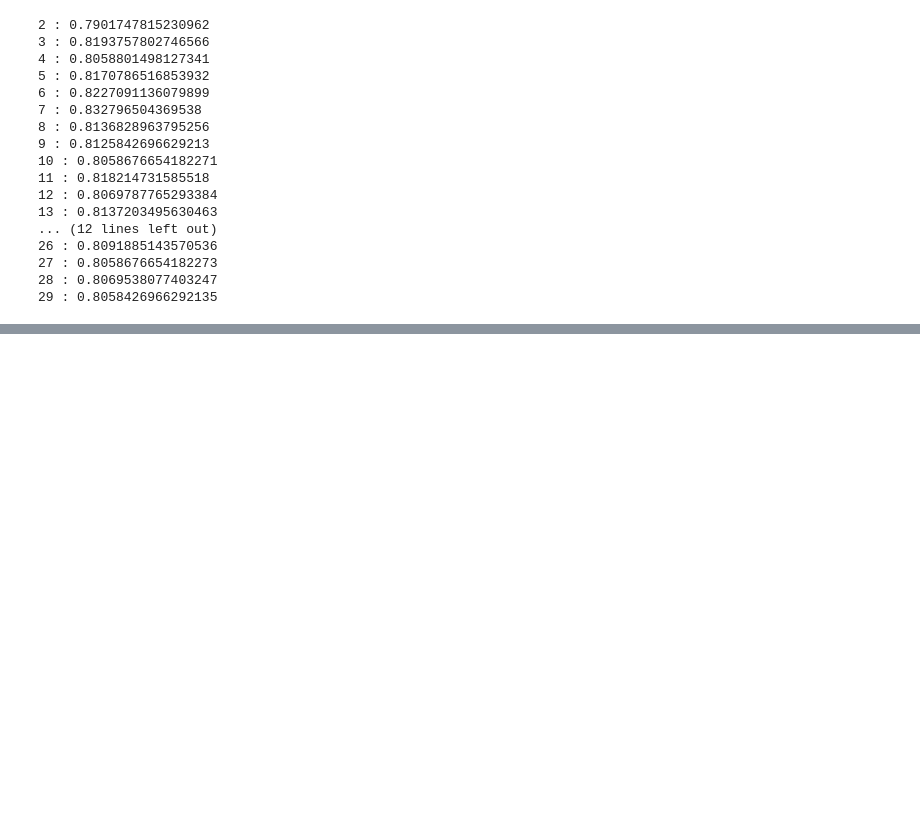
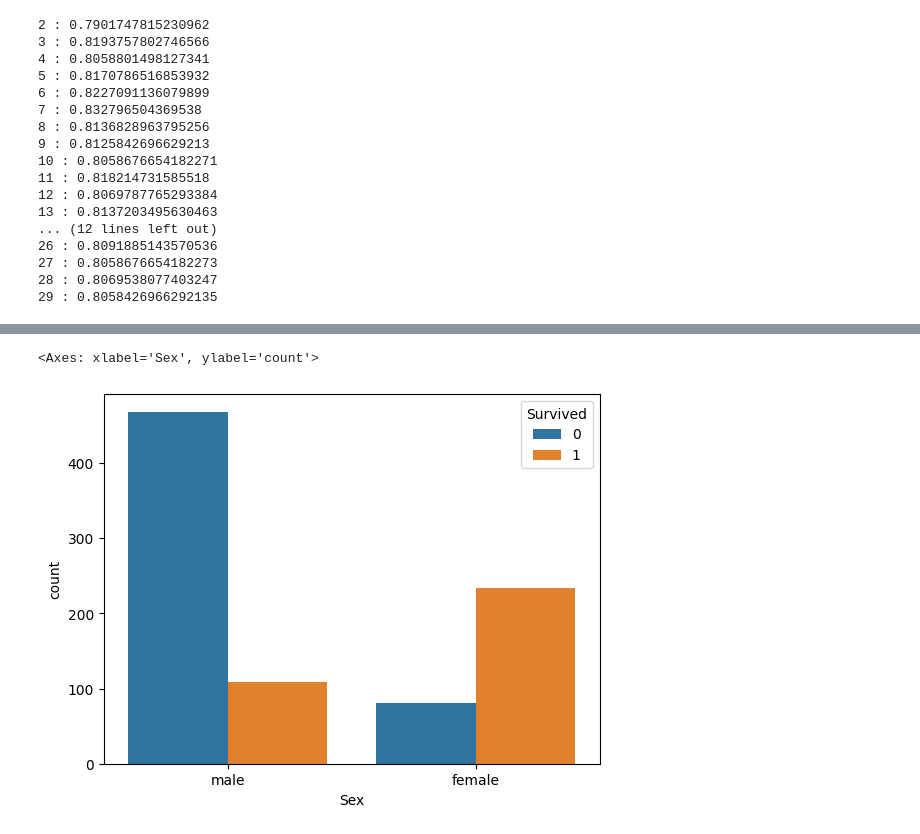
Before and after one commit to dorahs71/ml-course, a Jupyter notebook: titanic.ipynb, the cells around one changed output, grey strips where cells are left out. Drawn from its saved outputs; the diff is of its cells as text; code cells hidden in the pictures; blank space fills up the shorter version.

```diff
--- a/titanic.ipynb
+++ b/titanic.ipynb
@@ -333,0 +434,9 @@ result.to_csv("titanic_knn.csv", encoding ="utf-8", index=False)
+# %%
+import seaborn as sns
+# seaborn 的 hue 參數，就代表多一個維度 or 特徵
+sns.countplot(x=train["Sex"], hue=train["Survived"])
+
+# 活著的男生又是為何活著咧？
+# %% [output]
+<Axes: xlabel='Sex', ylabel='count'>
+[figure, added]
```
Also changed, not shown: parts of 11 cells of this notebook.
